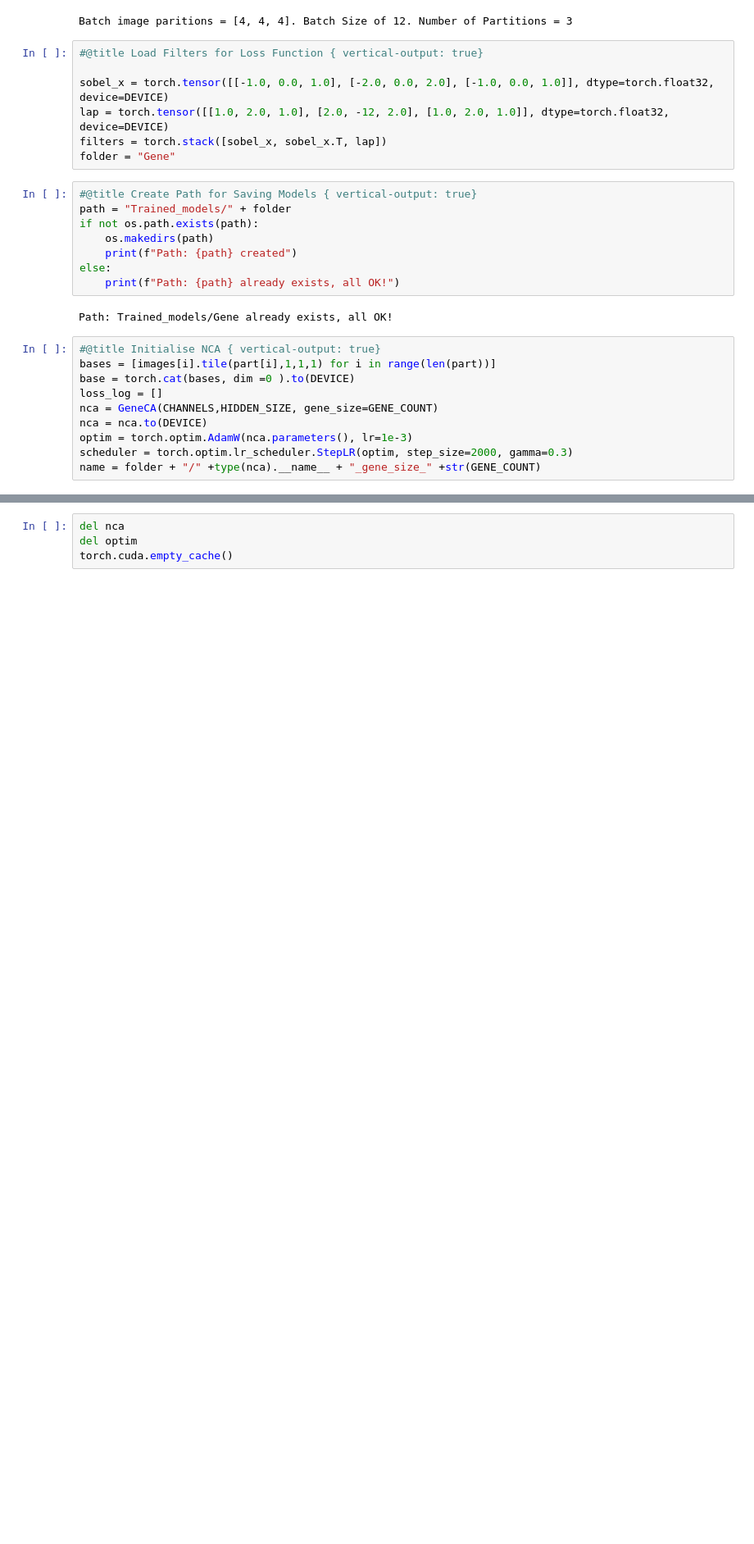
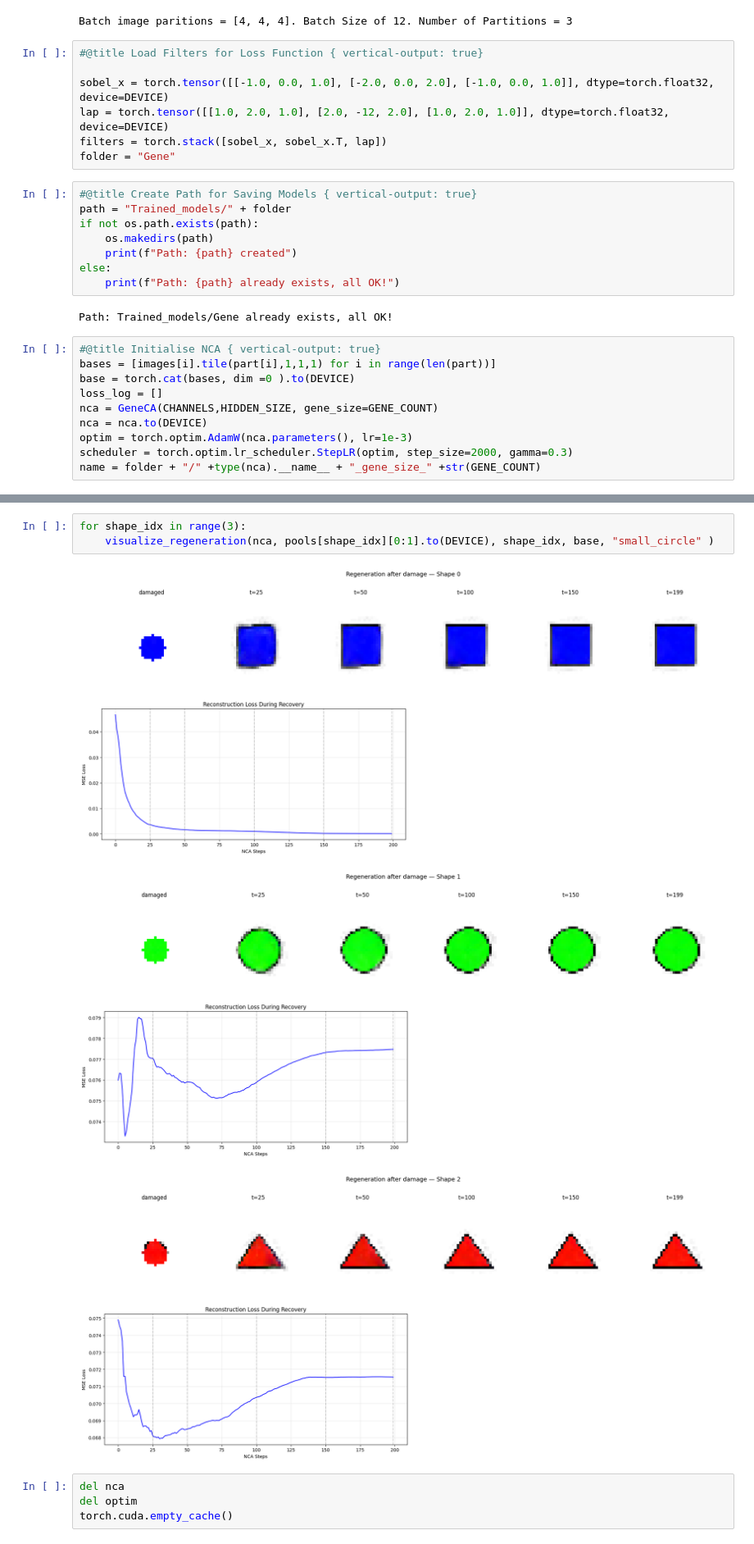
Before and after one commit to lshofsl/Advanced-topics-in-PoD-project-, a Jupyter notebook: EBM_NCA_baseline.ipynb, the cells around one changed output, grey strips where cells are left out. Shown at 82% size. Saved outputs shown, nothing was run; the diff lists cells and outputs as text; blank space fills up the shorter version.

```diff
--- a/EBM_NCA_baseline.ipynb
+++ b/EBM_NCA_baseline.ipynb
@@ -344,3 +342,10 @@ for shape_idx in range(3):
+# %%
+for shape_idx in range(3):
+    visualize_regeneration(nca, pools[shape_idx][0:1].to(DEVICE), shape_idx, base, "small_circle" )
+# %% [output]
+[figure, added]
+[figure, added]
+[figure, added]
 # %%
 del nca
 del optim
```
Also changed, not shown: parts of 7 cells of this notebook.
